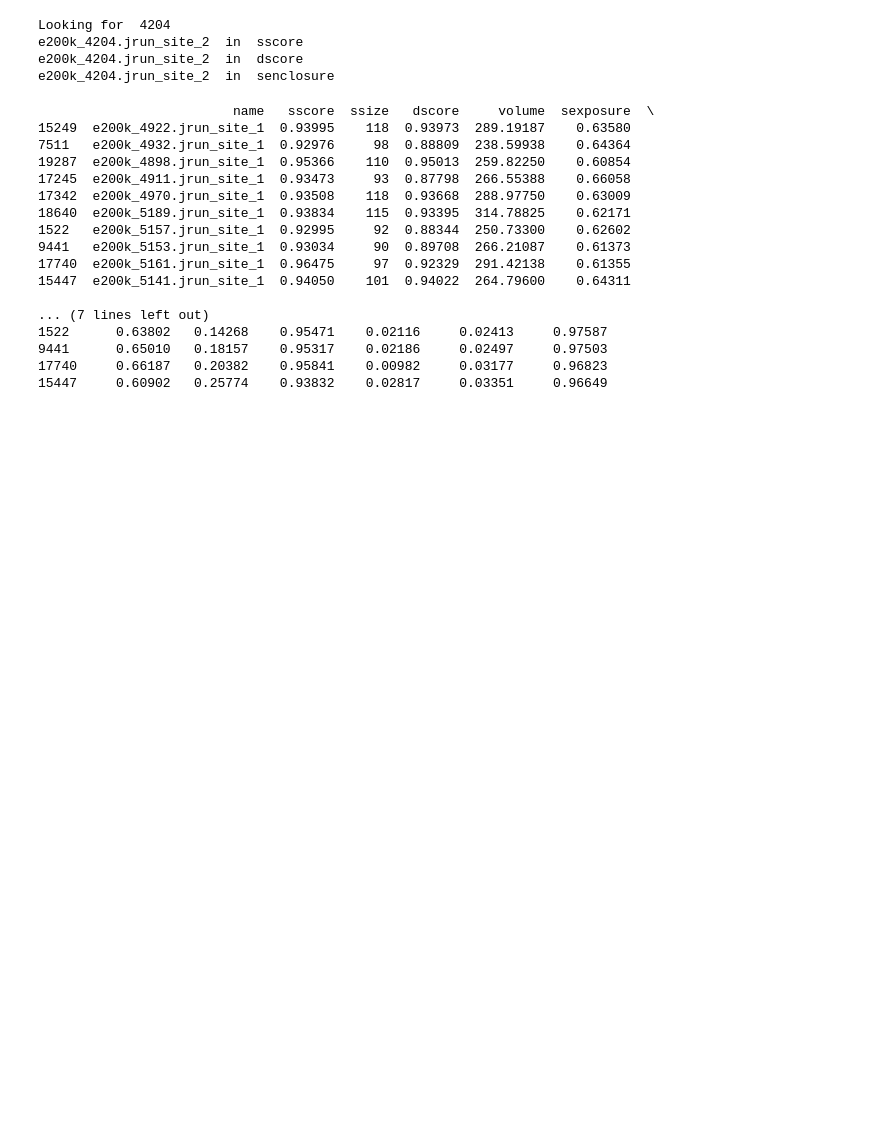
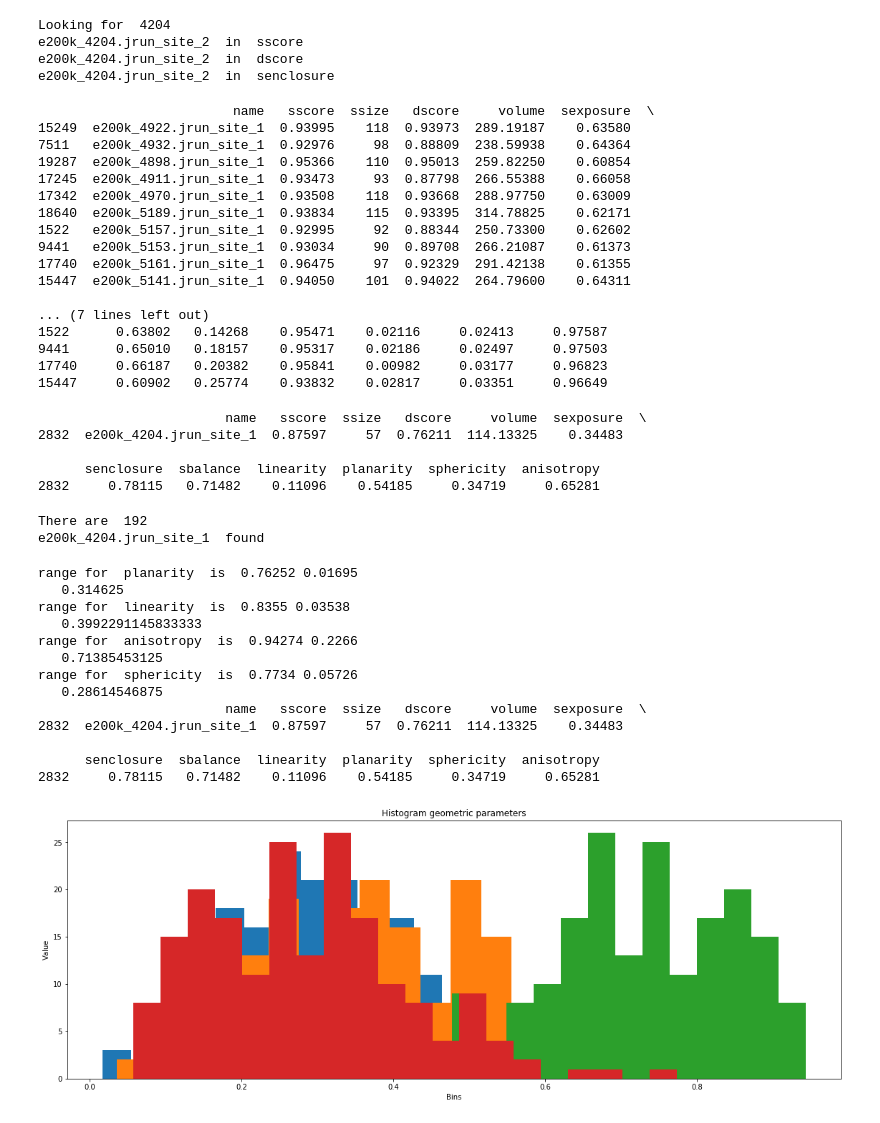
Before and after one commit to lstorchi/scantrj, a Jupyter notebook: checkdata.ipynb, the cells around one changed output. Cells and saved outputs as stored; diff of their text form; code cells hidden in the pictures; blank space fills up the shorter version.

```diff
--- a/checkdata.ipynb
+++ b/checkdata.ipynb
@@ -128,3 +128,65 @@ print(first["sscore"].sort_values(by=["anisotropy"], ascending=False).head(N))
 9441      0.65010   0.18157    0.95317    0.02186     0.02497     0.97503
 17740     0.66187   0.20382    0.95841    0.00982     0.03177     0.96823
 15447     0.60902   0.25774    0.93832    0.02817     0.03351     0.96649
+# %%
+# vediamo i valori per il sito selezionato che dovrebbe essere e200k_4204.jrun_site_2
+print(data[data["name"] == "e200k_4204.jrun_site_1"])
+# %% [output]
+                        name   sscore  ssize   dscore     volume  sexposure  \
+2832  e200k_4204.jrun_site_1  0.87597     57  0.76211  114.13325    0.34483
+
+      senclosure  sbalance  linearity  planarity  sphericity  anisotropy
+2832     0.78115   0.71482    0.11096    0.54185     0.34719     0.65281
+# %%
+# sitescore > 0.8, exposure < 0.49, enclosure < 0.78, phobic/philic balance ≈ 1.0.
+filter1 = data[data["sscore"] > 0.8]
+filter12 = filter1[filter1["sexposure"] < 0.49]
+filter123 = filter12[filter12["senclosure"] < 0.79]
+filter1234 = filter123[filter123["sbalance"] < 1.3]
+filter1234 = filter1234[filter1234["sbalance"] > 0.7]
+
+# in realta' per i filtri devo usare valori leggermente diversi per farlo rientrare
+
+print("There are ", len(filter1234))
+
+for name in filter1234["name"]:
+    if name.find(snapselected) >= 0:
+        print(name, " found ")
+# %% [output]
+There are  192
+e200k_4204.jrun_site_1  found
+# %%
+import matplotlib.pyplot as plt
+import numpy
+
+fig = plt.figure(figsize = (15,5))
+
+ax = fig.add_axes([0,0,1,1])
+
+ax.set_title('Histogram geometric parameters')
+ax.set_xlabel('Bins')
+ax.set_ylabel('Value')
+
+for ln in ["planarity", "linearity", "anisotropy", "sphericity"]:
+    plt.hist(filter1234[ln].values, bins = 20, label=ln)
+    print("range for ", ln , " is ", max(filter1234[ln].values), min(filter1234[ln].values))
+    print("  ",numpy.mean(filter1234[ln].values))
+
+print(data[data["name"] == "e200k_4204.jrun_site_1"])
+
+plt.show()
+# %% [output]
+range for  planarity  is  0.76252 0.01695
+   0.314625
+range for  linearity  is  0.8355 0.03538
+   0.3992291145833333
+range for  anisotropy  is  0.94274 0.2266
+   0.71385453125
+range for  sphericity  is  0.7734 0.05726
+   0.28614546875
+                        name   sscore  ssize   dscore     volume  sexposure  \
+2832  e200k_4204.jrun_site_1  0.87597     57  0.76211  114.13325    0.34483
+
+      senclosure  sbalance  linearity  planarity  sphericity  anisotropy
+2832     0.78115   0.71482    0.11096    0.54185     0.34719     0.65281
+[figure, added]
```
Also changed, not shown: parts of 1 cell of this notebook.
